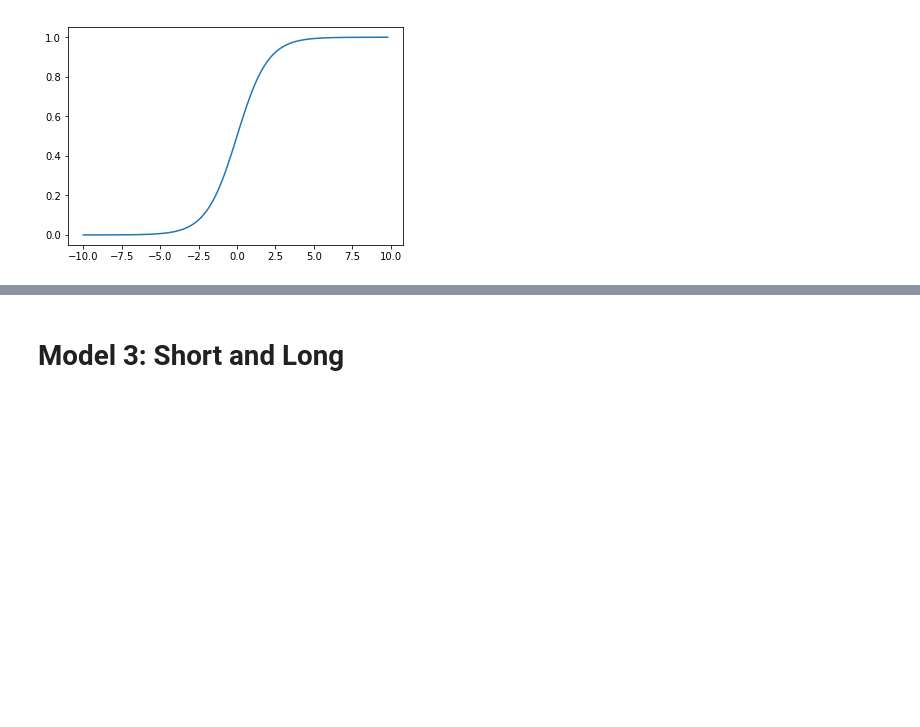
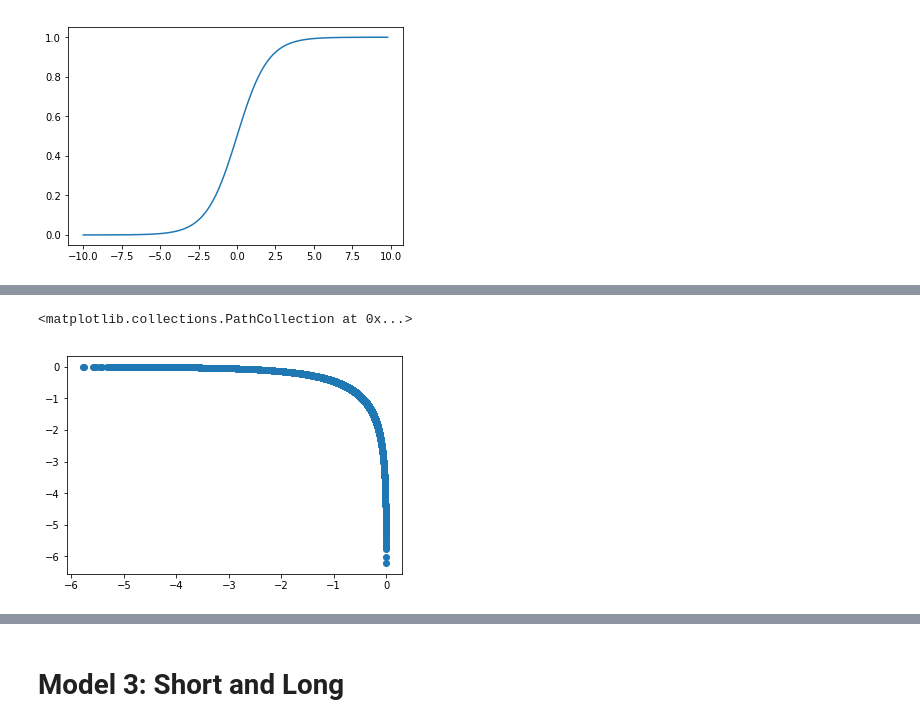
Before and after one commit to SteveGriswold3/DataScience-Capstone, a Jupyter notebook: src/model.ipynb, the cells around one changed output, grey strips where cells are left out. Saved outputs shown, nothing was run; the diff lists cells and outputs as text; code cells hidden in the pictures; blank space fills up the shorter version.

```diff
--- a/src/model.ipynb
+++ b/src/model.ipynb
@@ -87,0 +266,10 @@ model.score(model_vect, y)
+# %%
+X = np.array(review_text)
+y = np.array(review_rating)
+y[y=='1.0'] = 1
+y[y=='2.0'] = 1
+y[y=='3.0'] = 1
+y[y=='4.0'] = 0
+y[y=='5.0'] = 0
+
+y=y.astype(int)
@@ -127,0 +315,7 @@ with open("../src/nlp_model.pickle", 'wb') as pikl:
+# %%
+mpa = model.predict_log_proba(model_vect)
+# %%
+plt.scatter(mpa[:,0], mpa[:,1]) #, c=data.target)
+# %% [output]
+<matplotlib.collections.PathCollection at 0x...>
+[figure, added]
```
Also changed, not shown: parts of 37 cells of this notebook, 1 other file.
